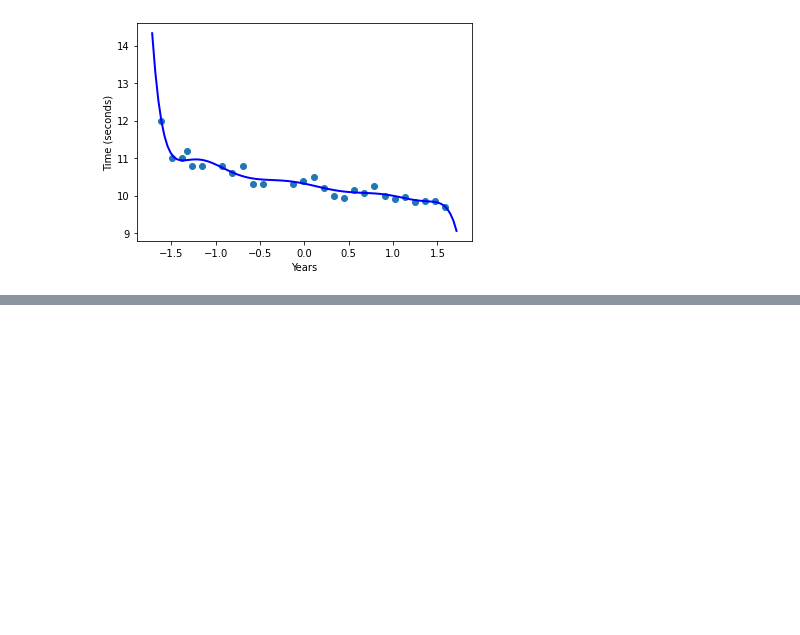
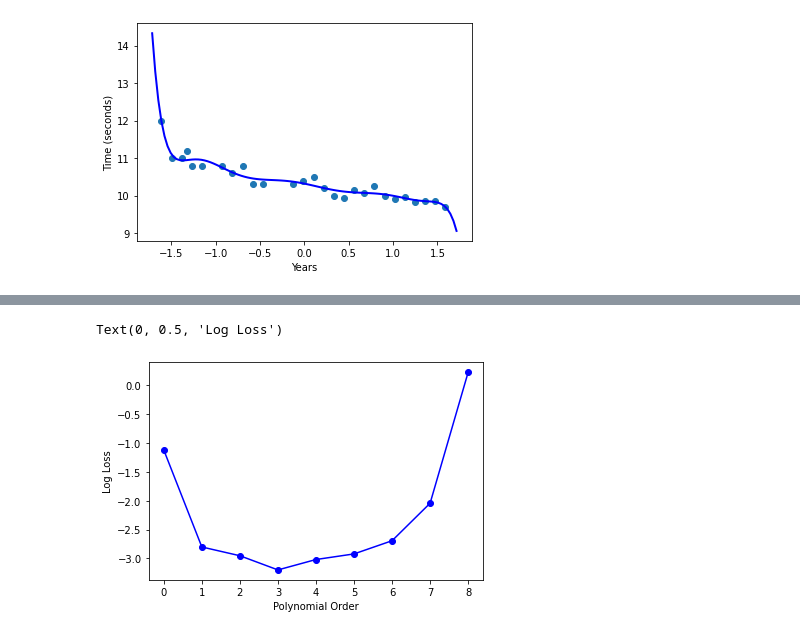
Before and after one commit to kurokawa5/ML4DS, a Jupyter notebook: 02_linear_regression/02_linear_regression.ipynb, the cells around one changed output, grey strips where cells are left out. Cells and saved outputs as stored; diff of their text form; code cells hidden in the pictures; blank space fills up the shorter version.

```diff
--- a/02_linear_regression/02_linear_regression.ipynb
+++ b/02_linear_regression/02_linear_regression.ipynb
@@ -115,3 +117,20 @@ plt.ylabel('Time (seconds)') # always label x&y-axis
  [ 9.05915028]]
 Text(0, 0.5, 'Time (seconds)')
 [figure]
+# %%
+from sklearn.model_selection import KFold
+cv = KFold(n_splits = 5) #
+loss = []
+reg = LinearRegression()
+
+poly_order = 9
+X_train = make_polynomial(x, poly_order)
+
+for train_index, test_index in cv.split(X_train):
+    print('TRAIN:', train_index, 'TEST:', test_index)
+    X_train_cv, X_test_cv = X_train[train_index], X_train[test_index] # select X for training and testing
+    t_train_cv, t_test_cv = t[train_index], t[test_index] # select t for training and testing
+    reg.fit(X_train_cv, t_train_cv) # fit a model on the training data
+    loss.append( np.mean(( t_test_cv - reg.predict(X_test_cv) )**2  ) ) # compute loss on test data
+print(loss) # print loss across fold
+print(np.mean(loss)) # print average loss at this polynomial order
@@ -117,0 +145,20 @@ Text(0, 0.5, 'Time (seconds)')
+# %%
+cv = KFold(n_splits = 10)
+reg = LinearRegression()
+all_loss = []
+for i in range(9):  # 1st for loop over polynomial orders
+    poly_order = i
+    X_train = make_polynomial(x, poly_order)
+    loss_at_order = []
+    for train_index, test_index in cv.split(X_train): # 2nd for loop for cross-validation
+        X_train_cv, X_test_cv = X_train[train_index], X_train[test_index]
+        t_train_cv, t_test_cv = t[train_index], t[test_index]
+        reg.fit(X_train_cv, t_train_cv)
+        loss_at_order.append( np.mean(( t_test_cv - reg.predict(X_test_cv) )**2  ) ) # collect loss at fold
+    all_loss.append(np.mean(loss_at_order)) # collect loss at order
+plt.plot(np.log(all_loss), 'bo-') # plot log(loss) at order
+plt.xlabel('Polynomial Order') # always label x&y-axis
+plt.ylabel('Log Loss') # always label x&y-axis
+# %% [output]
+Text(0, 0.5, 'Log Loss')
+[figure, added]
```
Also changed, not shown: parts of 7 cells of this notebook.
